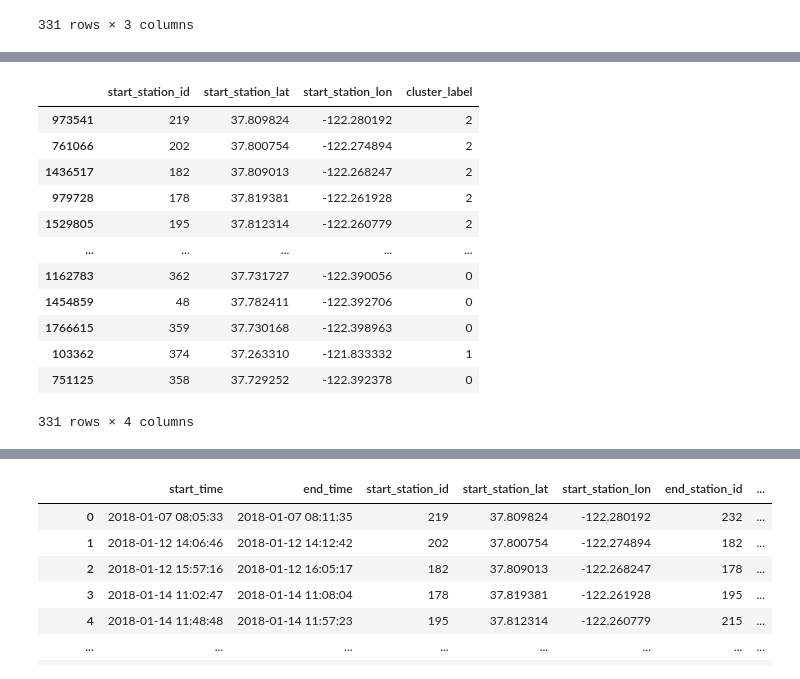
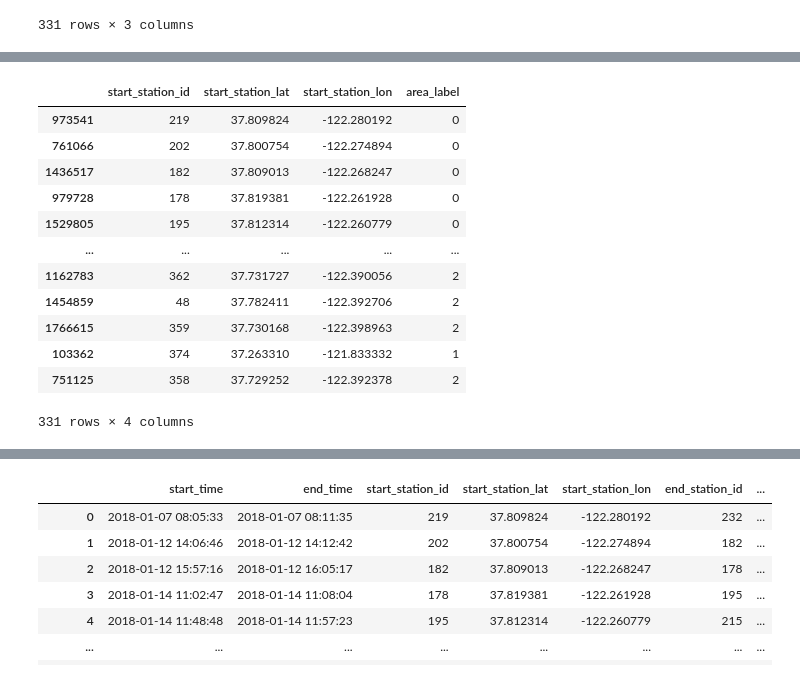
Before and after one commit to darebakdavca/Team_Project_DSML, a Jupyter notebook: Notebooks/3_Data_Preparation.ipynb, the cells around one changed output, grey strips where cells are left out. Cells and saved outputs as stored; diff of their text form; code cells hidden in the pictures.

```diff
--- a/Notebooks/3_Data_Preparation.ipynb
+++ b/Notebooks/3_Data_Preparation.ipynb
@@ -861,28 +861,28 @@ stations_map
 # %%
 #try to cluster the stations in three groups
 from sklearn.cluster import KMeans
 
 X = stations[['start_station_lat','start_station_lon']]
 
 kmeans = KMeans(n_clusters=3)  # Adjust the number of clusters as needed
 kmeans.fit(X)
 
 # Get the cluster labels for each station
-stations['cluster_label'] = kmeans.labels_
+stations['area_label'] = kmeans.labels_
 stations
 # %% [output]
-|  | start_station_id | start_station_lat | start_station_lon | cluster_label |
-| 973541 | 219 | 37.809824 | -122.280192 | 2 |
-| 761066 | 202 | 37.800754 | -122.274894 | 2 |
-| 1436517 | 182 | 37.809013 | -122.268247 | 2 |
-| 979728 | 178 | 37.819381 | -122.261928 | 2 |
-| 1529805 | 195 | 37.812314 | -122.260779 | 2 |
+|  | start_station_id | start_station_lat | start_station_lon | area_label |
+| 973541 | 219 | 37.809824 | -122.280192 | 0 |
+| 761066 | 202 | 37.800754 | -122.274894 | 0 |
+| 1436517 | 182 | 37.809013 | -122.268247 | 0 |
+| 979728 | 178 | 37.819381 | -122.261928 | 0 |
+| 1529805 | 195 | 37.812314 | -122.260779 | 0 |
 | ... | ... | ... | ... | ... |
-| 1162783 | 362 | 37.731727 | -122.390056 | 0 |
-| 1454859 | 48 | 37.782411 | -122.392706 | 0 |
-| 1766615 | 359 | 37.730168 | -122.398963 | 0 |
+| 1162783 | 362 | 37.731727 | -122.390056 | 2 |
+| 1454859 | 48 | 37.782411 | -122.392706 | 2 |
+| 1766615 | 359 | 37.730168 | -122.398963 | 2 |
 | 103362 | 374 | 37.263310 | -121.833332 | 1 |
-| 751125 | 358 | 37.729252 | -122.392378 | 0 |
+| 751125 | 358 | 37.729252 | -122.392378 | 2 |
 331 rows × 4 columns
 # %%
 center_map = [37.6, -122.1] #center of our coordinates
```
Also changed, not shown: parts of 2 cells of this notebook.
